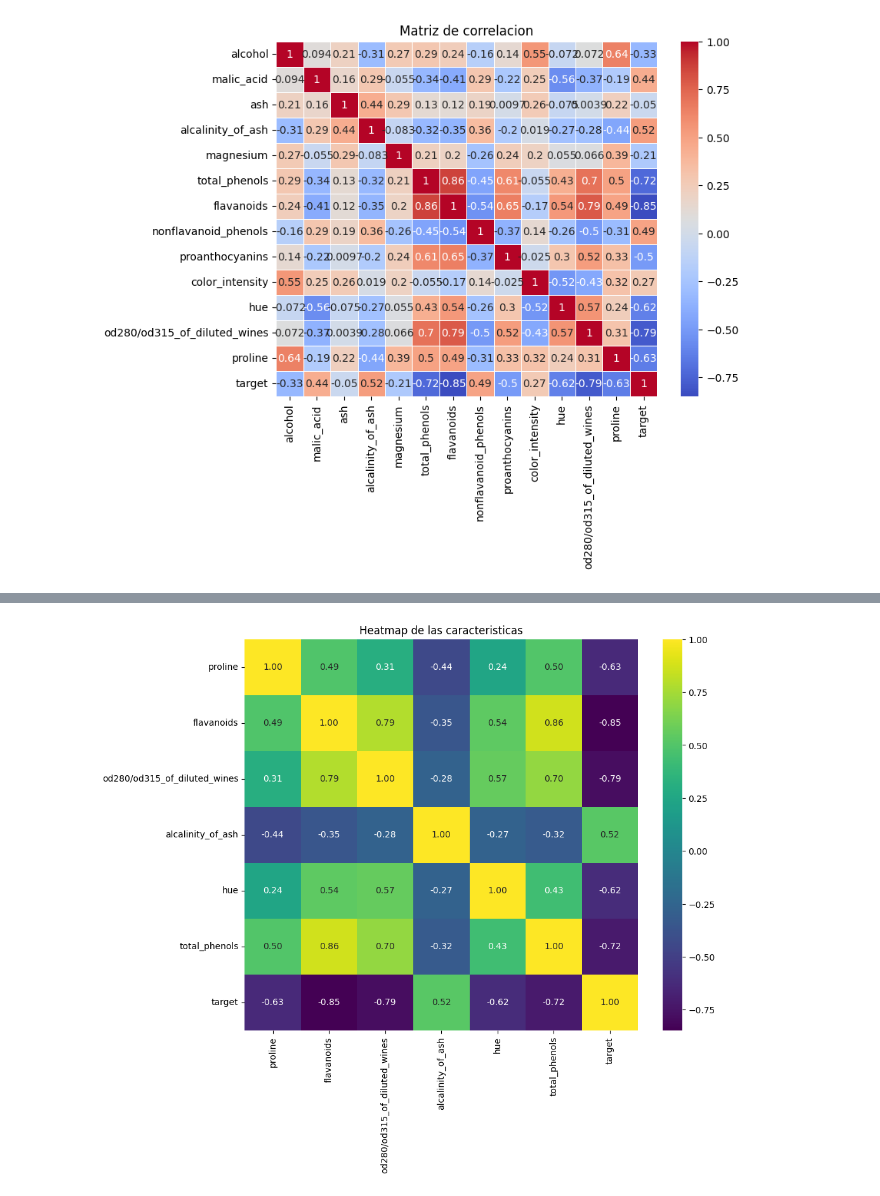
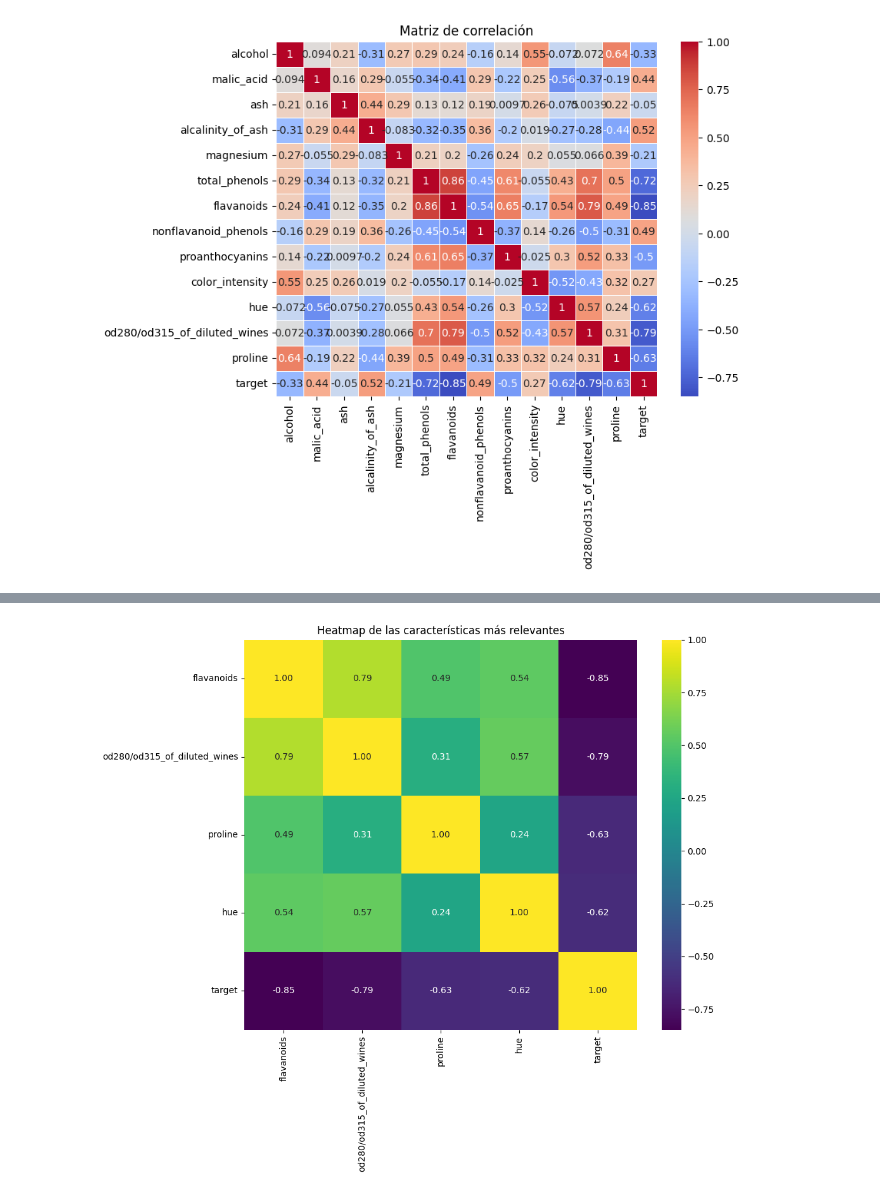
Before and after one commit to sonoAESS/Estudio-Inteligencia-Artificial, a Jupyter notebook: Machine Learning Escuela/2_tarea_Ingenieria_de_atributos.ipynb, the cells around one changed output, grey strips where cells are left out. Cells and saved outputs as stored; diff of their text form; code cells hidden in the pictures.

Commit message:
cuaderno de ingenieria de atributos finalizado

```diff
--- a/Machine Learning Escuela/2_tarea_Ingenieria_de_atributos.ipynb
+++ b/Machine Learning Escuela/2_tarea_Ingenieria_de_atributos.ipynb
@@ -157,8 +208,8 @@ Atributos ordenados por Ganancia de Informacion
 
 from sklearn.feature_selection import SelectKBest, f_classif
 
-# Seleccionar los 10 mejores atributos basados en su consistencia con la clase
-selector=SelectKBest(score_func=f_classif,k=10)
+# Seleccionar los 6 mejores atributos basados en su consistencia con la clase
+selector=SelectKBest(score_func=f_classif,k=6)
 selector.fit(X,y)
 consistentFeatures=X.columns[selector.get_support()]
 print("Atributos por consistencia")
@@ -172,7 +224,7 @@ Index(['alcohol', 'malic_acid', 'alcalinity_of_ash', 'total_phenols',
 # %%
 # Comparacion y seleccion general
 
-selectedFeatures=set(relevantFeatures.index).intersection(consistentFeatures).intersection(infoGainDF.head(10)["Feature"])
+selectedFeatures=set(relevantFeatures.index).intersection(consistentFeatures).intersection(infoGainDF["Feature"])
 print("Atributos seleccionados en comun por los tres metodos")
 print(selectedFeatures)
 # %% [output]
@@ -181,14 +238,14 @@ Atributos seleccionados en comun por los tres metodos
 # %%
 #subconjunto del DataFrame con caracteristicas seleccionadas
 selectedDF=df[list(selectedFeatures)+['target']]
 
 #calcular matriz de correlacion para las caracteristicas
 correlationMatrixSelected=selectedDF.corr()
 
 # mapa de calor
 plt.figure(figsize=(10,8))
 sns.heatmap(correlationMatrixSelected,annot=True, cmap='viridis', fmt='.2f')
-plt.title("Heatmap de las caracteristicas")
+plt.title("Heatmap de las características más relevantes")
 plt.show()
 # %% [output]
-[figure, old version]
+[figure, new version]
```
Also changed, not shown: parts of 19 cells of this notebook.
